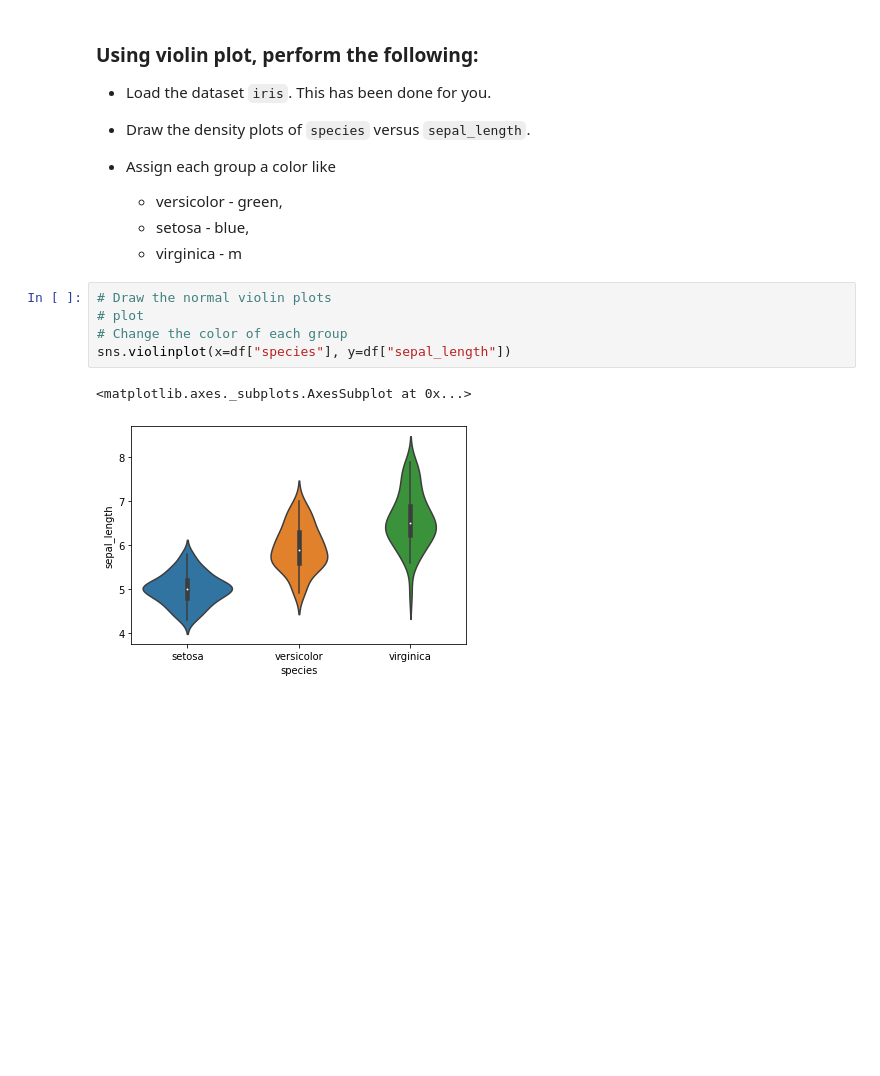
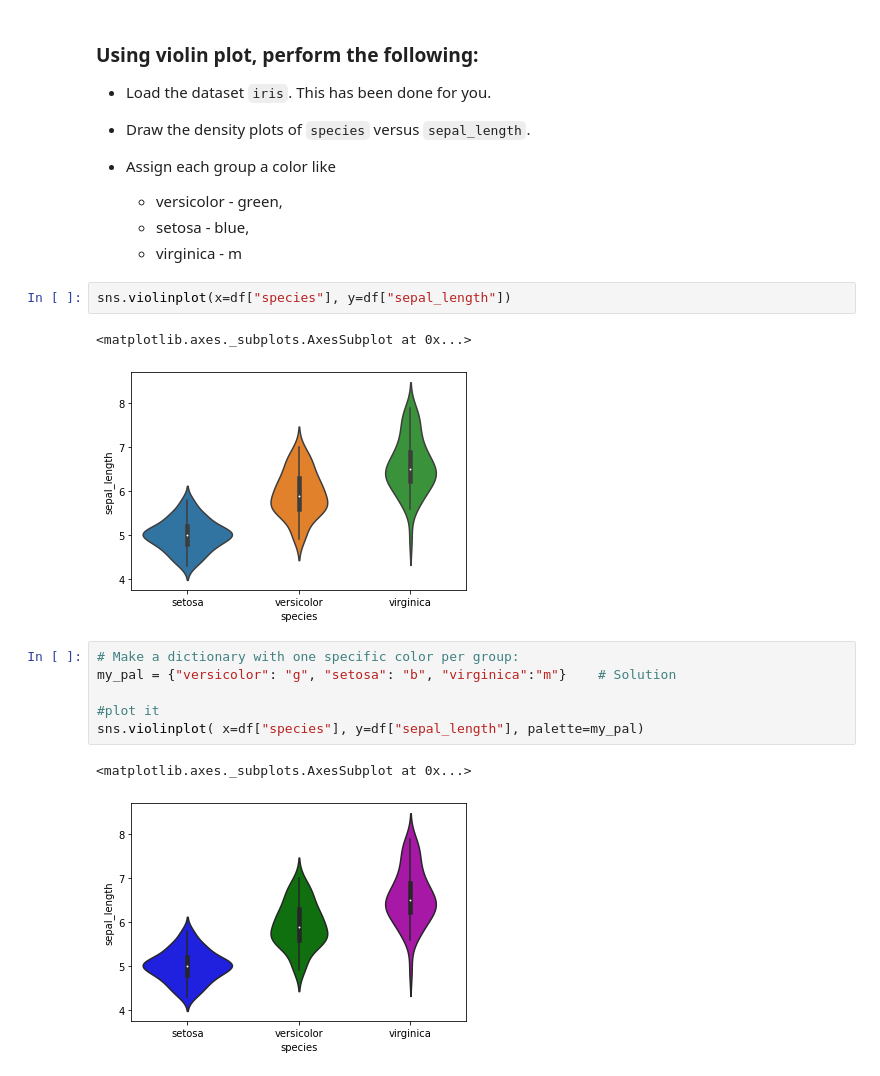
Before and after one commit to sidparab/SHALA2020_New, a Jupyter notebook: DS_L3_20_April_Assignment_3.ipynb, the cells around one changed output. Cells and saved outputs as stored; diff of their text form; blank space fills up the shorter version.

```diff
--- a/DS_L3_20_April_Assignment_3.ipynb
+++ b/DS_L3_20_April_Assignment_3.ipynb
@@ -249,13 +248,19 @@ p1=sns.kdeplot(df['petal_length'], shade=True, color="m",cumulative=True)
     * setosa - blue,
     * virginica - m
 # %%
-# Draw the normal violin plots
-# plot
-# Change the color of each group
 sns.violinplot(x=df["species"], y=df["sepal_length"])
 # %% [output]
 <matplotlib.axes._subplots.AxesSubplot at 0x...>
 [figure]
+# %%
+# Make a dictionary with one specific color per group:
+my_pal = {"versicolor": "g", "setosa": "b", "virginica":"m"}    # Solution
+
+#plot it
+sns.violinplot( x=df["species"], y=df["sepal_length"], palette=my_pal)
+# %% [output]
+<matplotlib.axes._subplots.AxesSubplot at 0x...>
+[figure, added]
 # %%
 !git clone https://github.com/sidparab/SHALA2020_New.git
 # %% [output]
```
Also changed, not shown: parts of 10 cells of this notebook.
